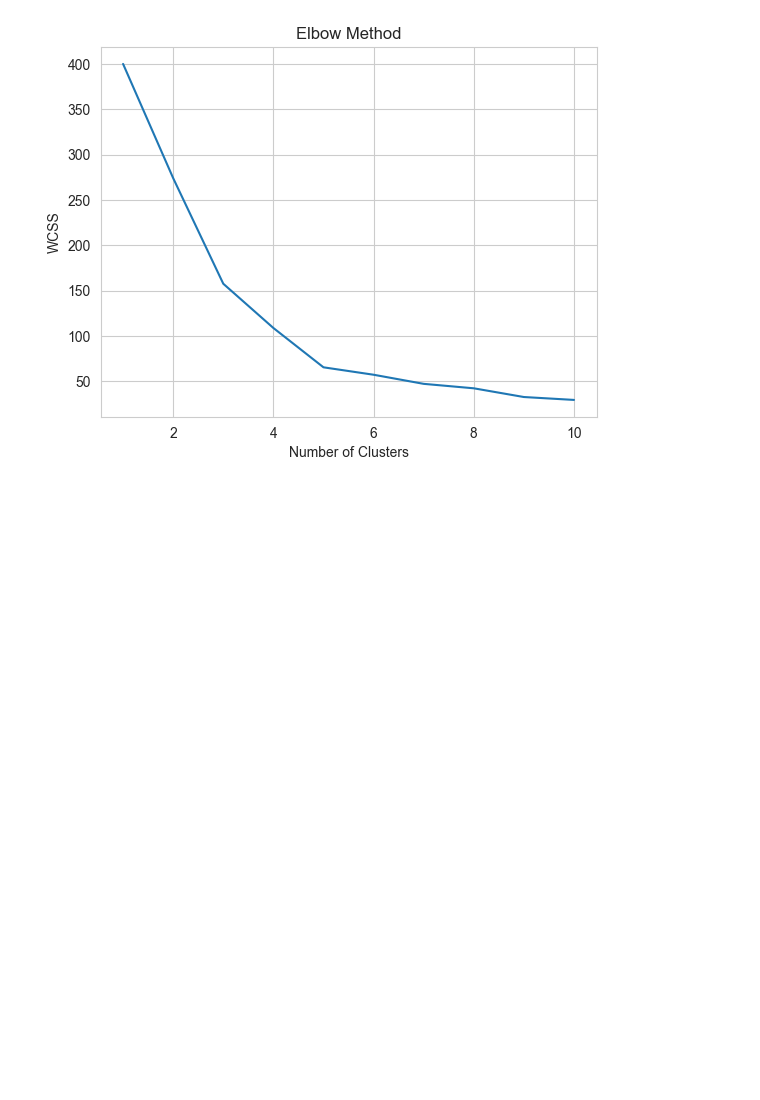
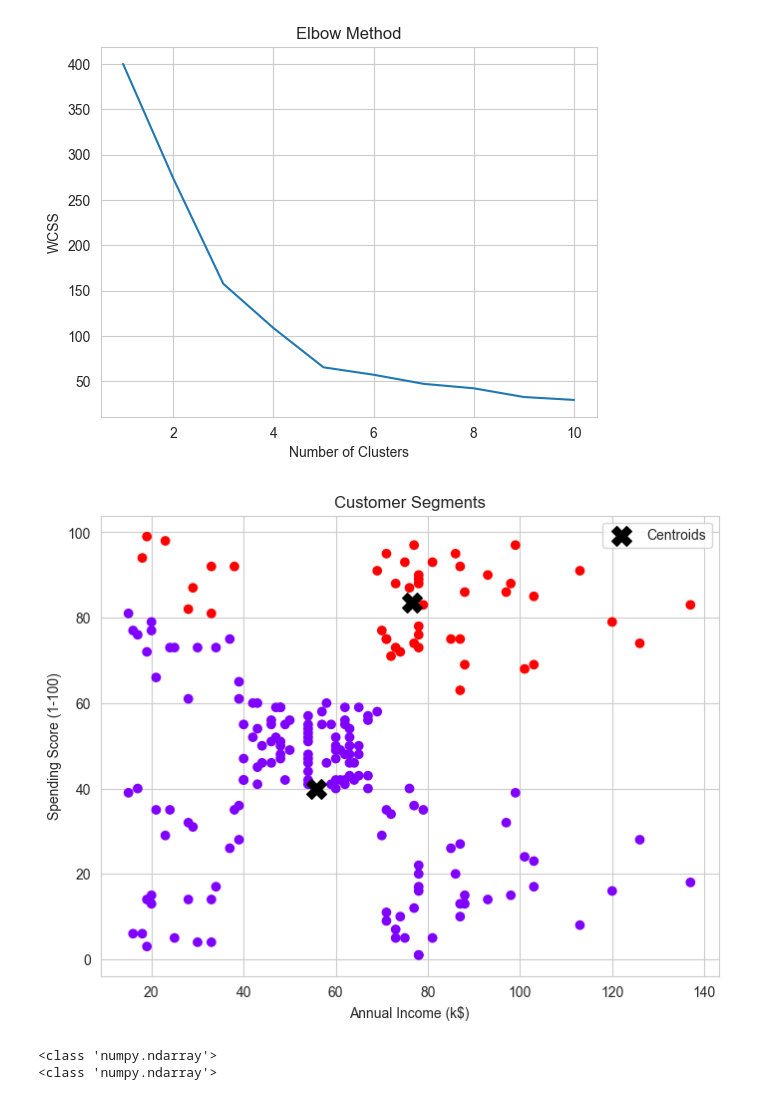
Before and after one commit to saloni-sys/Scikit-Learn-Projects, a Jupyter notebook: Mall Customer Segmentation.ipynb, the cells around one changed output. Saved outputs shown, nothing was run; the diff lists cells and outputs as text; code cells hidden in the pictures; blank space fills up the shorter version.

Commit message:
added visualization

```diff
--- a/Mall Customer Segmentation.ipynb
+++ b/Mall Customer Segmentation.ipynb
@@ -73,3 +74,22 @@ plt.show()
 kmeans=KMeans(n_clusters=2,init='k-means++', random_state=0)
 y_kmeans=kmeans.fit_predict(X_scaled)
 df['Cluster']=y_kmeans
+# %%
+plt.figure(figsize=(8,6))
+plt.scatter(X.iloc[:,0], X.iloc[:,1], c=y_kmeans, cmap='rainbow')
+plt.scatter(scaler.inverse_transform(kmeans.cluster_centers_)[:,0],
+            scaler.inverse_transform(kmeans.cluster_centers_)[:,1],
+            s=200, c='black', marker='X', label='Centroids')
+plt.xlabel('Annual Income (k$)')
+plt.ylabel('Spending Score (1-100)')
+plt.title('Customer Segments')
+plt.legend()
+plt.show()
+# %% [output]
+[figure, added]
+# %%
+print(type(X))
+print(type(X_scaled))
+# %% [output]
+<class 'numpy.ndarray'>
+<class 'numpy.ndarray'>
```
Also changed, not shown: parts of 1 cell of this notebook.
